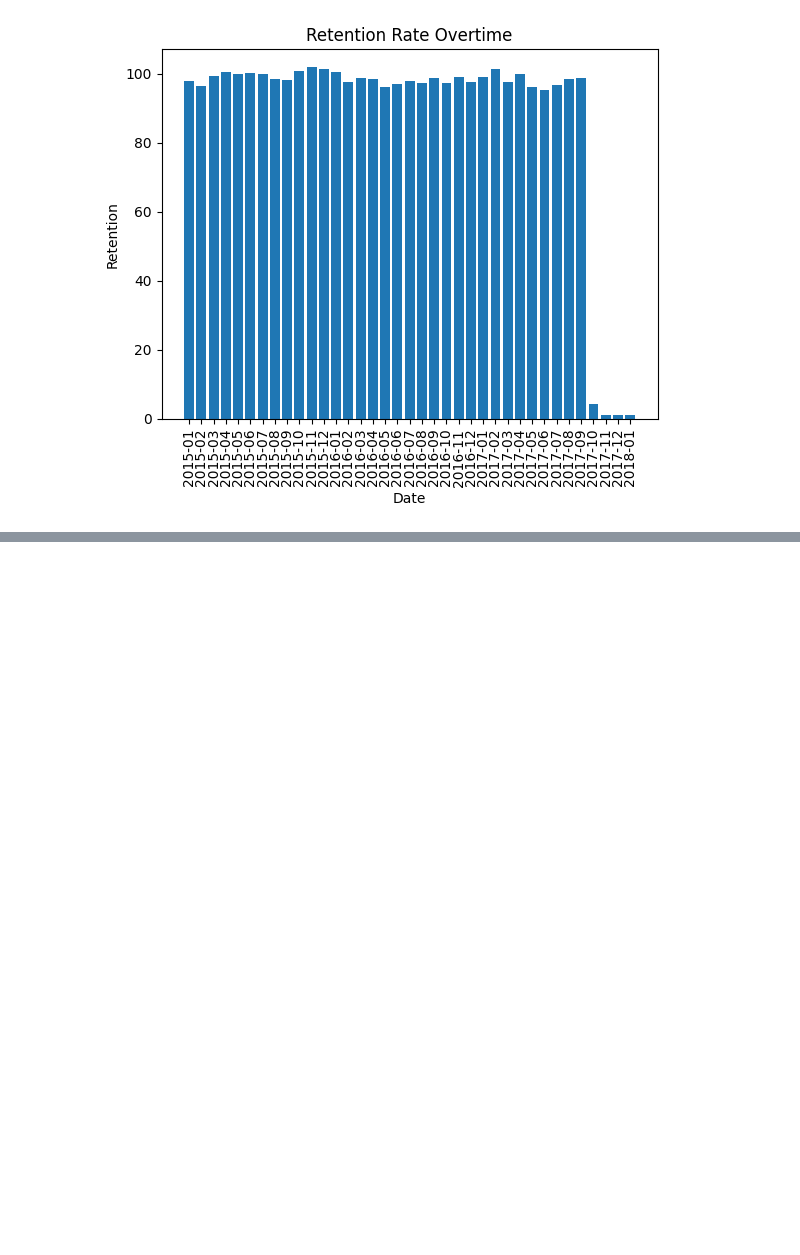
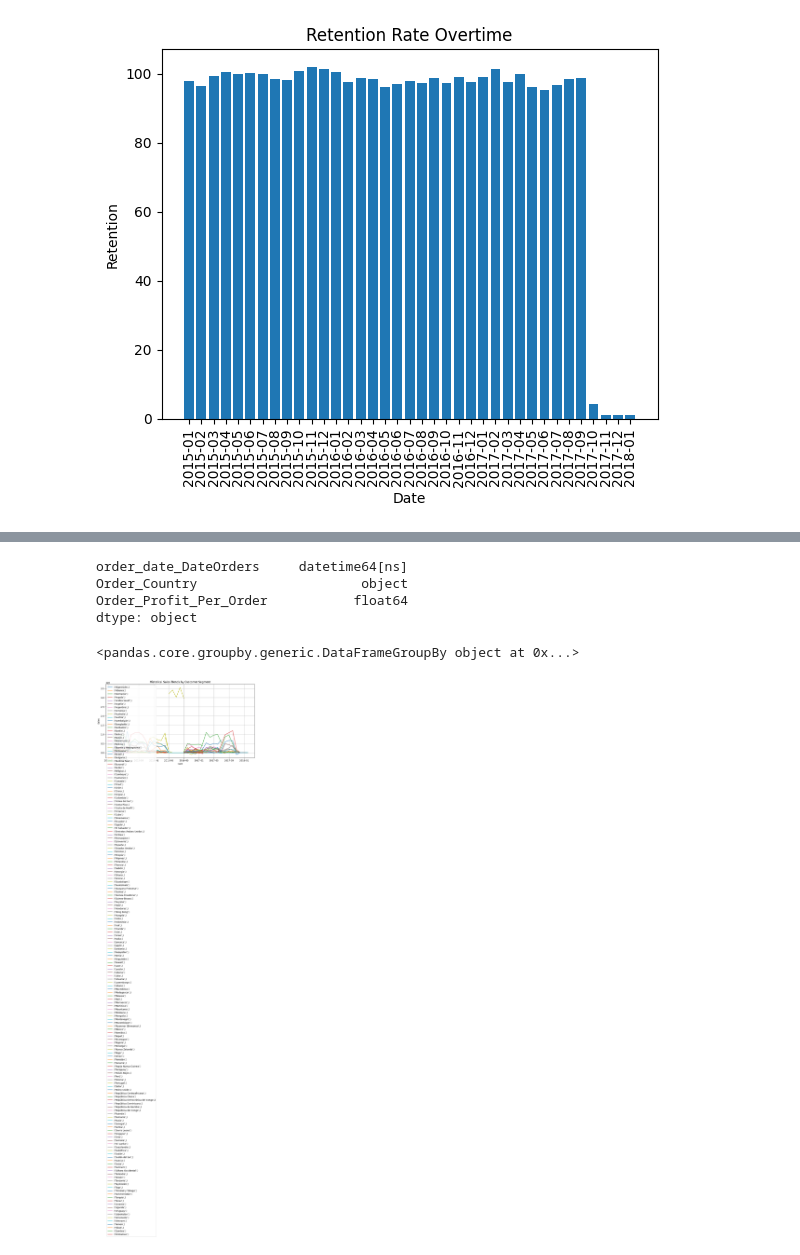
Before and after one commit to CCNY-Analytics-and-Quant/BA-F-2023-Steven-Fernandez-MD-Miah-Mohammed-Hussain, a Jupyter notebook: Final Project/python_code.ipynb, the cells around one changed output, grey strips where cells are left out. Drawn from its saved outputs; the diff is of its cells as text; code cells hidden in the pictures; blank space fills up the shorter version.

```diff
--- a/Final Project/python_code.ipynb
+++ b/Final Project/python_code.ipynb
@@ -660,0 +790,33 @@ plt.show()
+# %%
+Top10_ptrend = df[['order_date_DateOrders','Order_Country','Order_Profit_Per_Order']]
+# %%
+Top10_ptrend.dtypes
+# %% [output]
+order_date_DateOrders     datetime64[ns]
+Order_Country                     object
+Order_Profit_Per_Order           float64
+dtype: object
+# %%
+Top10_ptrend = Top10_ptrend.groupby(['Order_Country'])
+# %%
+Top10_ptrend
+# %% [output]
+<pandas.core.groupby.generic.DataFrameGroupBy object at 0x...>
+# %%
+fig = plt.figure(figsize=(12, 6))
+
+for country, group_country_data in Top10_ptrend:
+    # Resample the data if needed, e.g., to get monthly profits
+    monthly_data = group_country_data.set_index('order_date_DateOrders')['Order_Profit_Per_Order'].resample('M').sum()
+
+    # Create a time series plot for the region
+    plt.plot(monthly_data.index, monthly_data.values, label=country)
+
+plt.title('Historical Sales Trends by Customer Segment')
+plt.xlabel('Date')
+plt.ylabel('Sales')
+plt.legend()
+plt.grid(True)
+plt.show()
+# %% [output]
+[figure, added]
```
Also changed, not shown: parts of 87 cells of this notebook.
